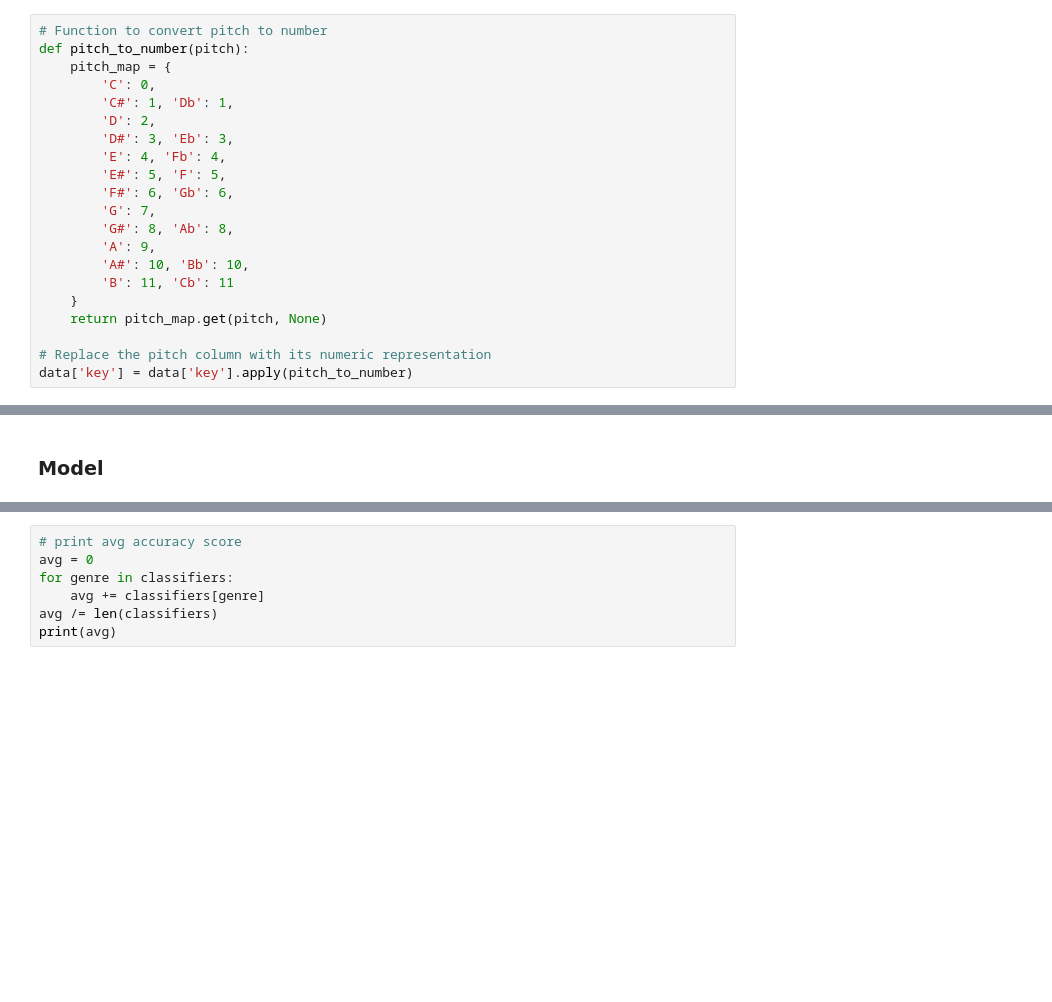
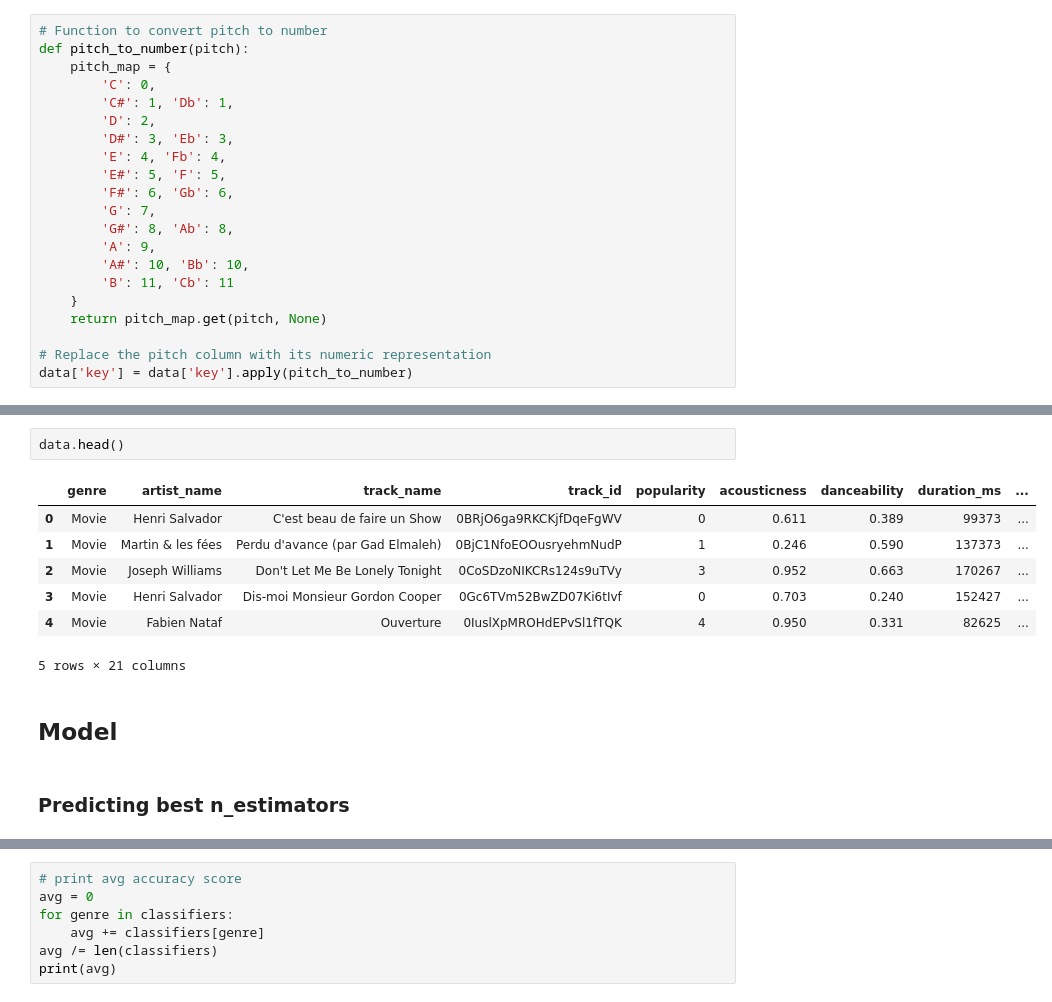
Before and after one commit to MorrisSimons/SCH_spotify_ml_project, a Jupyter notebook: largeset_version/temp.ipynb, the cells around one changed output, grey strips where cells are left out. Saved outputs shown, nothing was run; the diff lists cells and outputs as text; blank space fills up the shorter version.

```diff
--- a/largeset_version/temp.ipynb
+++ b/largeset_version/temp.ipynb
@@ -126,2 +213,14 @@ splitting_points
+# %%
+data.head()
+# %% [output]
+|  | genre | artist_name | track_name | track_id | popularity | acousticness | danceability | duration_ms | ... |
+| 0 | Movie | Henri Salvador | C'est beau de faire un Show | 0BRjO6ga9RKCKjfDqeFgWV | 0 | 0.611 | 0.389 | 99373 | ... |
+| 1 | Movie | Martin & les fées | Perdu d'avance (par Gad Elmaleh) | 0BjC1NfoEOOusryehmNudP | 1 | 0.246 | 0.590 | 137373 | ... |
+| 2 | Movie | Joseph Williams | Don't Let Me Be Lonely Tonight | 0CoSDzoNIKCRs124s9uTVy | 3 | 0.952 | 0.663 | 170267 | ... |
+| 3 | Movie | Henri Salvador | Dis-moi Monsieur Gordon Cooper | 0Gc6TVm52BwZD07Ki6tIvf | 0 | 0.703 | 0.240 | 152427 | ... |
+| 4 | Movie | Fabien Nataf | Ouverture | 0IuslXpMROHdEPvSl1fTQK | 4 | 0.950 | 0.331 | 82625 | ... |
+5 rows × 21 columns
 # %% [markdown]
-### Model
+## Model
+# %% [markdown]
+### Predicting best n_estimators
```
Also changed, not shown: parts of 21 cells of this notebook.
